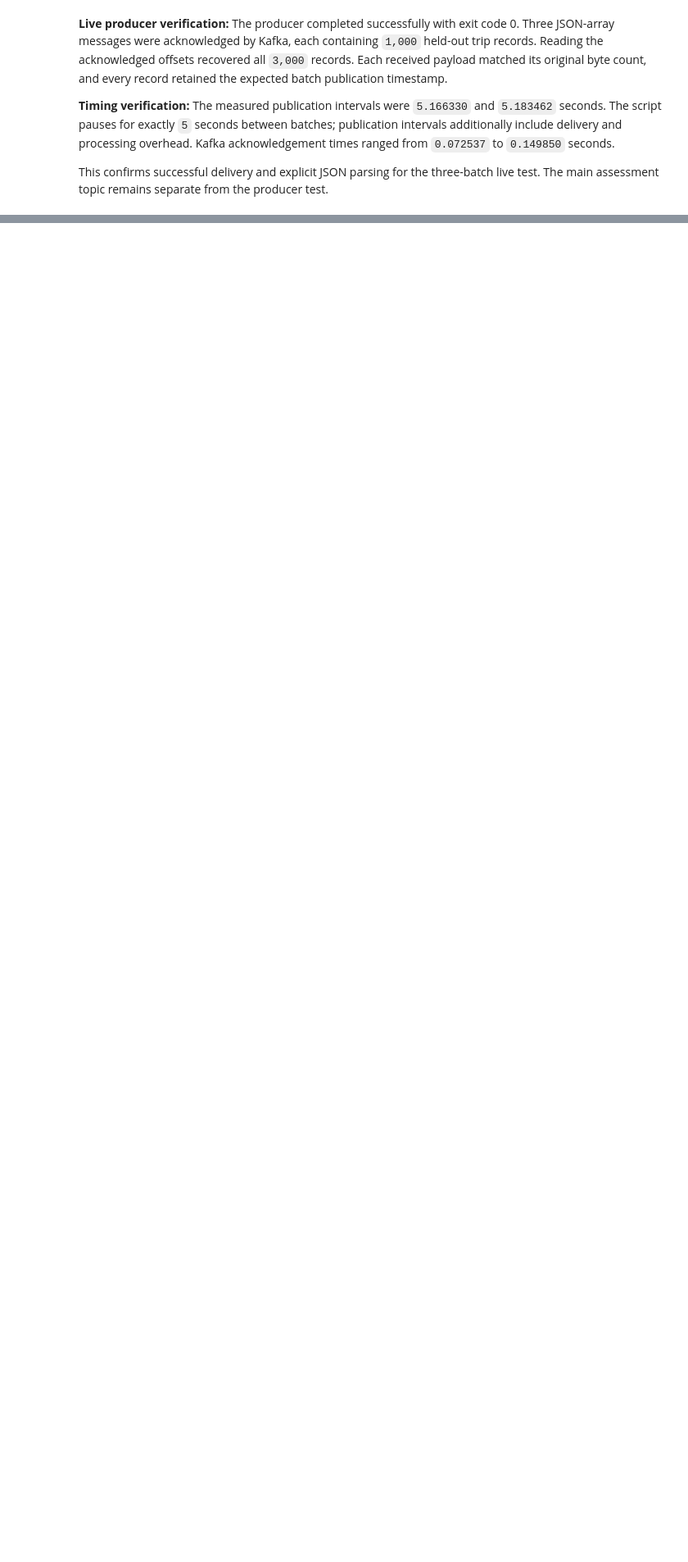
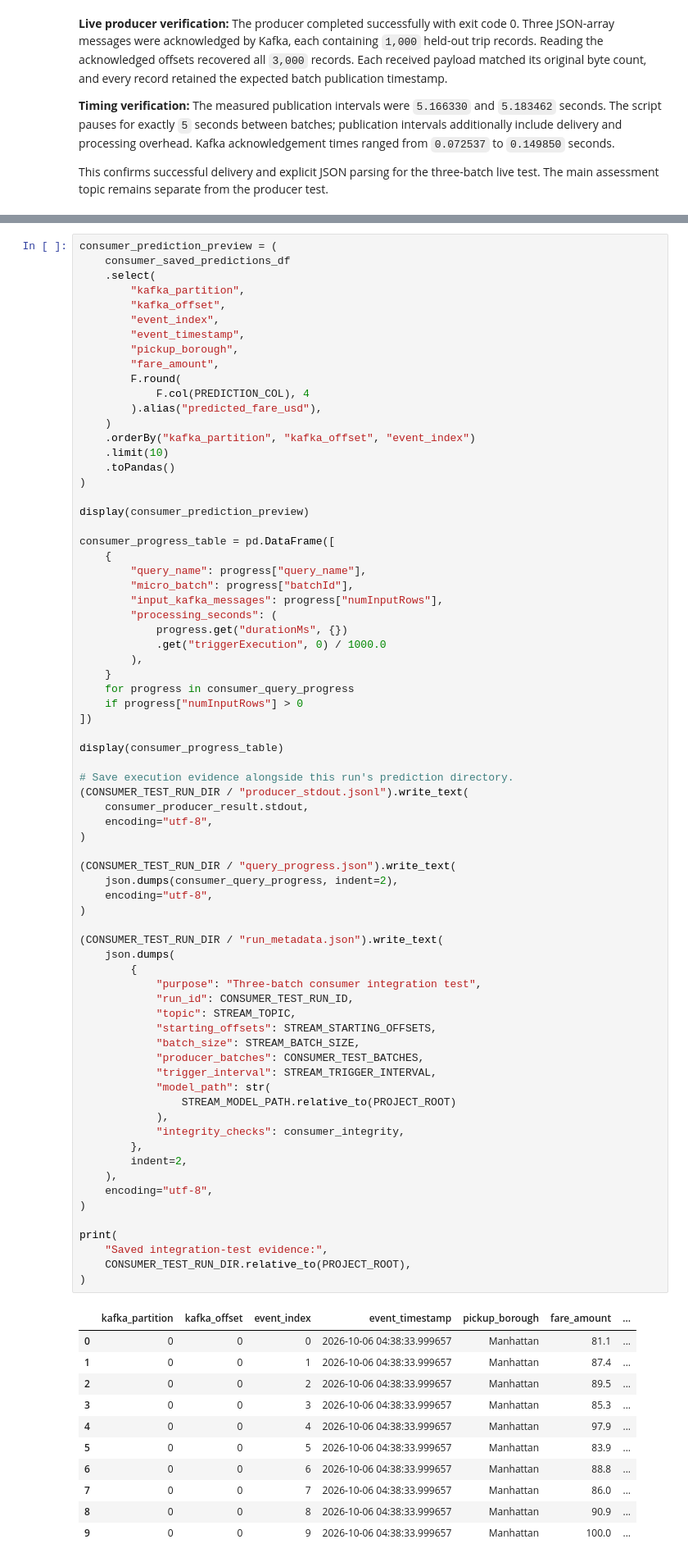
Before and after one commit to hncha9-eng/ITO5202_Ass2_27602966, a Jupyter notebook: assessment2.ipynb, the cells around one changed output, grey strips where cells are left out. Shown at 82% size. Drawn from its saved outputs; the diff is of its cells as text; blank space fills up the shorter version.

```diff
--- a/assessment2.ipynb
+++ b/assessment2.ipynb
@@ -6694,0 +7470,84 @@ live test. The main assessment topic remains separate from the producer test.
+# %%
+consumer_prediction_preview = (
+    consumer_saved_predictions_df
+    .select(
+        "kafka_partition",
+        "kafka_offset",
+        "event_index",
+        "event_timestamp",
+        "pickup_borough",
+        "fare_amount",
+        F.round(
+            F.col(PREDICTION_COL), 4
+        ).alias("predicted_fare_usd"),
+    )
+    .orderBy("kafka_partition", "kafka_offset", "event_index")
+    .limit(10)
+    .toPandas()
+)
+
+display(consumer_prediction_preview)
+
+consumer_progress_table = pd.DataFrame([
+    {
+        "query_name": progress["query_name"],
+        "micro_batch": progress["batchId"],
+        "input_kafka_messages": progress["numInputRows"],
+        "processing_seconds": (
+            progress.get("durationMs", {})
+            .get("triggerExecution", 0) / 1000.0
+        ),
+    }
+    for progress in consumer_query_progress
+    if progress["numInputRows"] > 0
+])
+
+display(consumer_progress_table)
+
+# Save execution evidence alongside this run's prediction directory.
+(CONSUMER_TEST_RUN_DIR / "producer_stdout.jsonl").write_text(
+    consumer_producer_result.stdout,
+    encoding="utf-8",
+)
+
+(CONSUMER_TEST_RUN_DIR / "query_progress.json").write_text(
+    json.dumps(consumer_query_progress, indent=2),
+    encoding="utf-8",
+)
+
+(CONSUMER_TEST_RUN_DIR / "run_metadata.json").write_text(
+    json.dumps(
+        {
+            "purpose": "Three-batch consumer integration test",
+            "run_id": CONSUMER_TEST_RUN_ID,
+            "topic": STREAM_TOPIC,
+            "starting_offsets": STREAM_STARTING_OFFSETS,
+            "batch_size": STREAM_BATCH_SIZE,
+            "producer_batches": CONSUMER_TEST_BATCHES,
+            "trigger_interval": STREAM_TRIGGER_INTERVAL,
+            "model_path": str(
+                STREAM_MODEL_PATH.relative_to(PROJECT_ROOT)
+            ),
+            "integrity_checks": consumer_integrity,
+        },
+        indent=2,
+    ),
+    encoding="utf-8",
+)
+
+print(
+    "Saved integration-test evidence:",
+    CONSUMER_TEST_RUN_DIR.relative_to(PROJECT_ROOT),
+)
+# %% [output]
+|  | kafka_partition | kafka_offset | event_index | event_timestamp | pickup_borough | fare_amount | ... |
+| 0 | 0 | 0 | 0 | 2026-10-06 04:38:33.999657 | Manhattan | 81.1 | ... |
+| 1 | 0 | 0 | 1 | 2026-10-06 04:38:33.999657 | Manhattan | 87.4 | ... |
+| 2 | 0 | 0 | 2 | 2026-10-06 04:38:33.999657 | Manhattan | 89.5 | ... |
+| 3 | 0 | 0 | 3 | 2026-10-06 04:38:33.999657 | Manhattan | 85.3 | ... |
+| 4 | 0 | 0 | 4 | 2026-10-06 04:38:33.999657 | Manhattan | 97.9 | ... |
+| 5 | 0 | 0 | 5 | 2026-10-06 04:38:33.999657 | Manhattan | 83.9 | ... |
+| 6 | 0 | 0 | 6 | 2026-10-06 04:38:33.999657 | Manhattan | 88.8 | ... |
+| 7 | 0 | 0 | 7 | 2026-10-06 04:38:33.999657 | Manhattan | 86.0 | ... |
+| 8 | 0 | 0 | 8 | 2026-10-06 04:38:33.999657 | Manhattan | 90.9 | ... |
+| 9 | 0 | 0 | 9 | 2026-10-06 04:38:33.999657 | Manhattan | 100.0 | ... |
```
Also changed, not shown: parts of 17 cells of this notebook, 20 other files.
